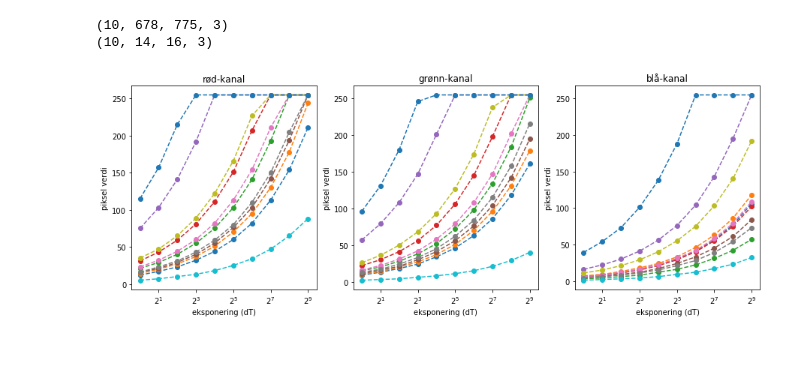
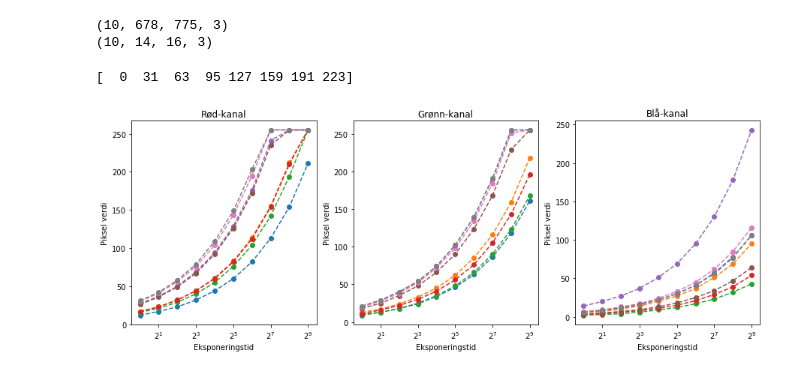
Before and after one commit to barskern/hdrie, a Jupyter notebook: notebooks/debevec_maliks_real.ipynb, the cells around one changed output. Drawn from its saved outputs; the diff is of its cells as text; code cells hidden in the pictures.

```diff
--- a/notebooks/debevec_maliks_real.ipynb
+++ b/notebooks/debevec_maliks_real.ipynb
@@ -28,15 +32,20 @@ print(low_exs.shape)
 # %%
 fig, axs = plt.subplots(1, 3, figsize=(15, 5))
 
-for color, ax in zip(['rød', 'grønn', 'blå'], axs):
-    ax.set_xlabel('eksponering (dT)')
-    ax.set_ylabel('piksel verdi')
+for color, ax in zip(['Rød', 'Grønn', 'Blå'], axs):
+    ax.set_xlabel('Eksponeringstid')
+    ax.set_ylabel('Piksel verdi')
     ax.set_title('%s-kanal' % color)
     ax.set_xscale('log', basex=2)
 
-for img in low_exs.reshape(10, -1, 3).transpose(1, 2, 0)[::(low_exs.shape[1] * low_exs.shape[2]) // 10]:
-    for i, eksps in enumerate(img):
-        axs[i].plot(dT, eksps, 'o--')
+eksp_piksler = low_exs.reshape(N, -1, 3).transpose(1, 2, 0)
+valgte = np.linspace(0, eksp_piksler.shape[0] - 1, 8, dtype=np.uint8)
+print(valgte)
+
+for bilde in eksp_piksler[valgte]:
+    for ax, eksp_piksler in zip(axs.flatten(), bilde):
+        ax.plot(dT, eksp_piksler, 'o--')
 # %% [output]
+[  0  31  63  95 127 159 191 223]
-[figure, old version]
+[figure, new version]
 # %%
```
Also changed, not shown: parts of 7 cells of this notebook, 3 other files.
